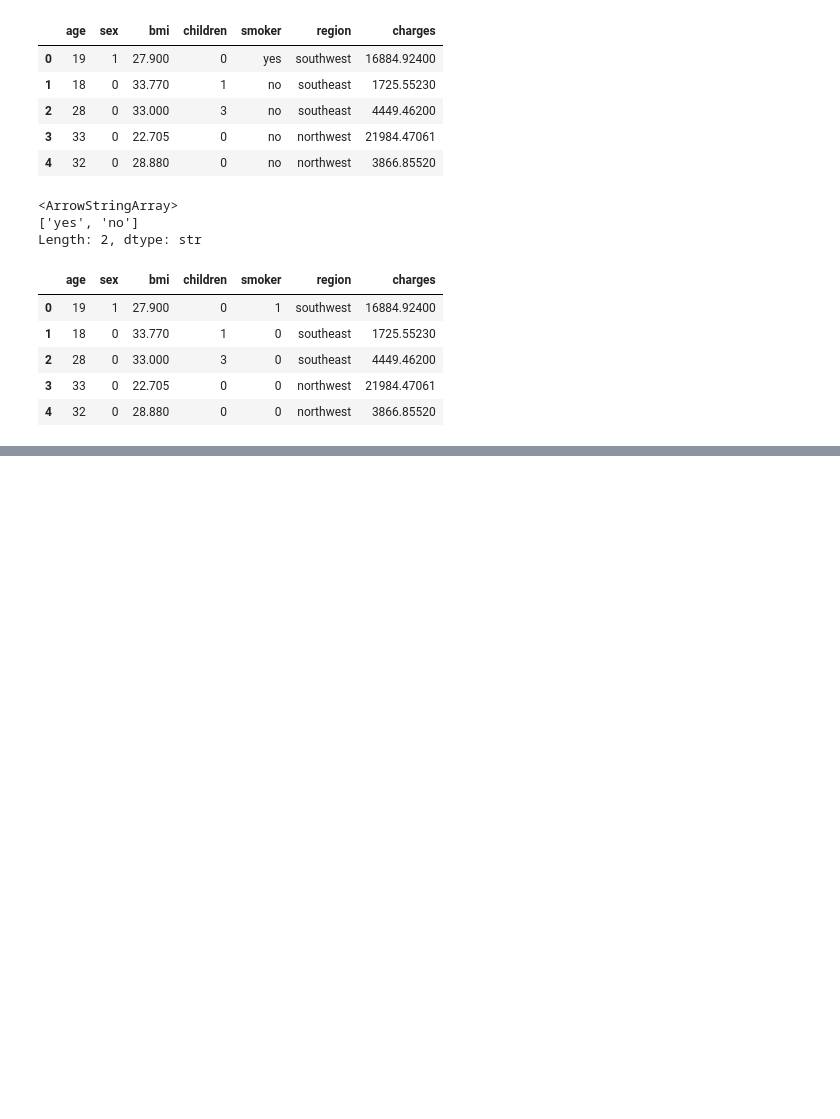
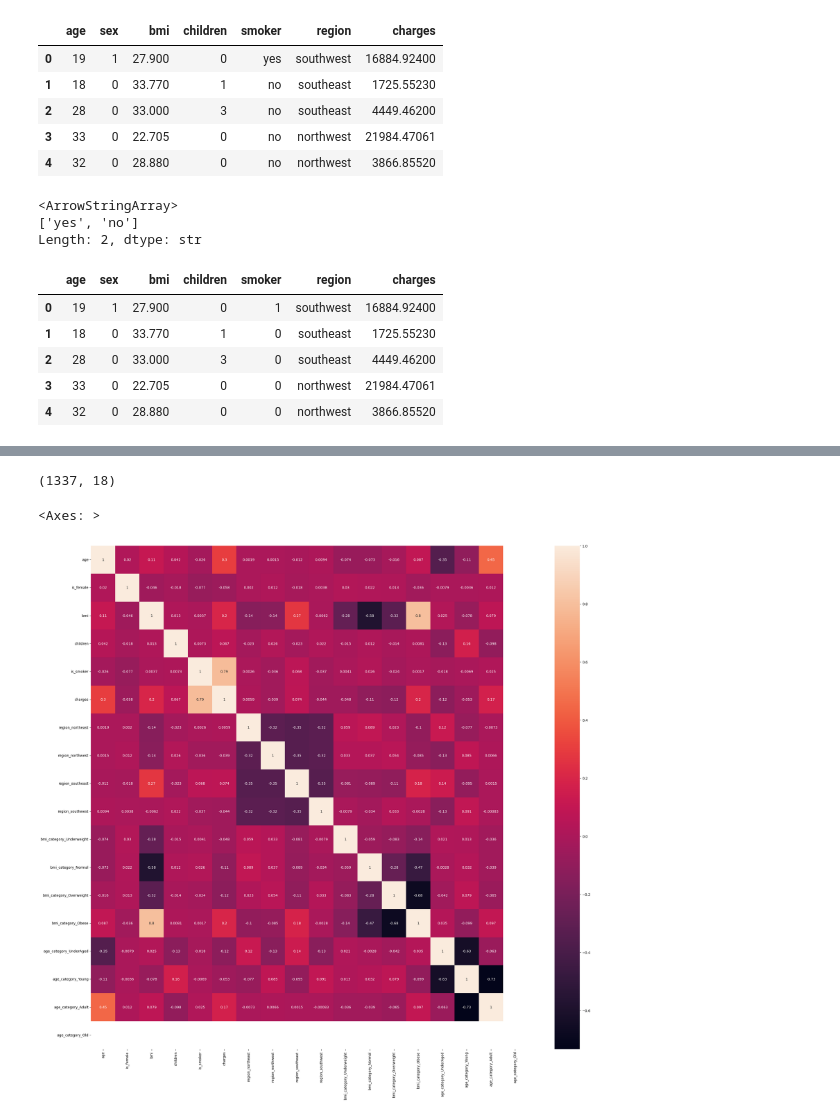
Before and after one commit to Devan7705/DataPreprocessing_Insurance_Pr1, a Jupyter notebook: Insurance.ipynb, the cells around one changed output, grey strips where cells are left out. Saved outputs shown, nothing was run; the diff lists cells and outputs as text; code cells hidden in the pictures; blank space fills up the shorter version.

```diff
--- a/Insurance.ipynb
+++ b/Insurance.ipynb
@@ -211,0 +270,6 @@ df_cleaned.head()
+# %%
+df_cleaned['bmi_category'] = pd.cut(
+    df_cleaned['bmi'],
+    bins=[0,18.9,24.9,29.9,float('inf')],
+    labels=['Underweight','Normal','Overweight','Obese']
+)
@@ -211,0 +292,6 @@ df_cleaned.head()
+# %%
+df_cleaned['age_category']= pd.cut(
+    df_cleaned['age'],
+    bins=[0,18,60,80,float('inf')],
+    labels=["UnderAged","Young","Adult","Old"]
+)
@@ -211,0 +314,2 @@ df_cleaned.head()
+# %%
+df_cleaned=pd.get_dummies(df_cleaned,columns=['bmi_category','age_category'])
@@ -211,0 +325,2 @@ df_cleaned.head()
+# %%
+df_cleaned[['bmi_category_Underweight','bmi_category_Normal','bmi_category_Overweight','bmi_category_Obese','age_category_UnderAged','age_category_Young','age_category_Adult','age_category_Old']]=df_cleaned[['bmi_category_Underweight','bmi_category_Normal','bmi_category_Overweight','bmi_category_Obese','age_category_UnderAged','age_category_Young','age_category_Adult','age_category_Old']].astype(int)
@@ -211,0 +336,10 @@ df_cleaned.head()
+# %%
+df_cleaned.shape
+# %% [output]
+(1337, 18)
+# %%
+plt.figure(figsize=(28,26))
+sns.heatmap(df_cleaned.corr(numeric_only=True),annot=True)
+# %% [output]
+<Axes: >
+[figure, added]
```
Also changed, not shown: parts of 13 cells of this notebook.
